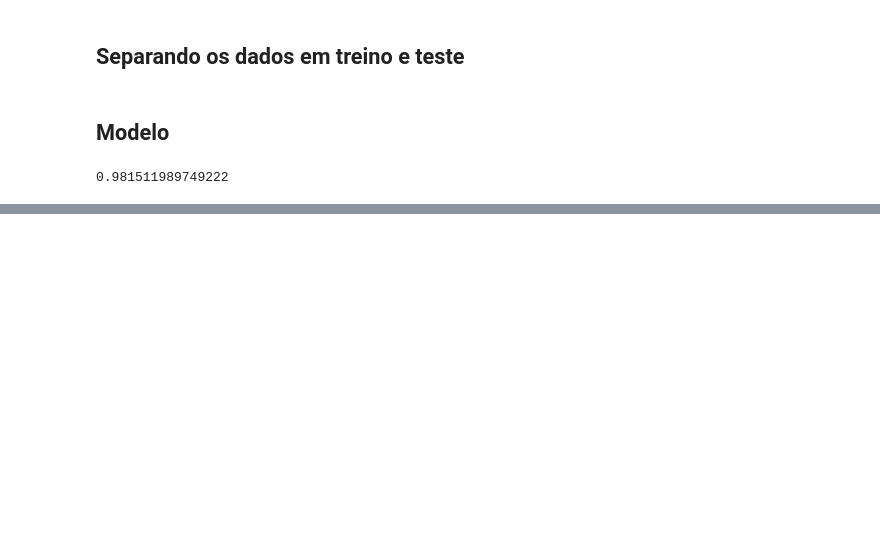
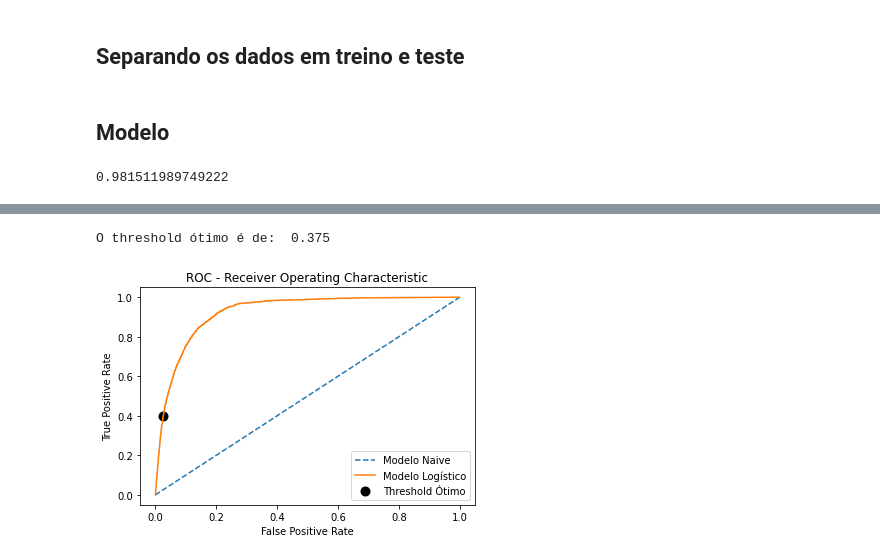
Before and after one commit to bruno-marcelino10/projeto-icd-ufmg, a Jupyter notebook: notebook/EDA.ipynb, the cells around one changed output, grey strips where cells are left out. Saved outputs shown, nothing was run; the diff lists cells and outputs as text; code cells hidden in the pictures; blank space fills up the shorter version.

```diff
--- a/notebook/EDA.ipynb
+++ b/notebook/EDA.ipynb
@@ -727,0 +750,4 @@ print(pred)
+# %%
+modelo = LogisticRegression()
+modelo.fit(X_train, y_train)
+y_pred = modelo.predict(X_test)
@@ -727,0 +778,17 @@ print(pred)
+# %%
+# Matriz de Confusão
+print("----------------------------------------------------------------------------")
+print("Matriz de Confusão")
+print(confusion_matrix(y_test, y_pred), "\n")
+
+# Métricas de Avaliação
+print("----------------------------------------------------------------------------")
+print("Relatório de Métricas")
+print(classification_report(y_test, y_pred, digits=4))
+
+# Calculando a AUC (Area Under the Curve)
+print("----------------------------------------------------------------------------")
+fpr, tpr, thresholds = roc_curve(y_test, y_pred)
+roc_auc = auc(fpr, tpr)
+
+print("AUC - Teste :", round(roc_auc, 4))
@@ -727,0 +842,27 @@ print(pred)
+# %%
+i = np.arange(len(tpr))
+df_thresholds = pd.DataFrame({'fpr' : pd.Series(fpr, index = i),
+                          'tpr' : pd.Series(tpr, index = i), # sensibilidade
+                          '1-fpr' : pd.Series(1-fpr, index = i), # especificidade
+                          'J' : pd.Series(tpr + (1 - fpr) - 1, index = i), # sensibilidade + especificidade -1
+                          'threshold' : pd.Series(thresholds, index = i)}) # thresholds testados
+
+df_thresholds = df_thresholds.sort_values(by = "J", ascending = False)
+corte = df_thresholds.iloc[0]["J"]
+print("O threshold ótimo é de: ", round(corte, 3))
+
+# Criando Curva ROC
+y_pred_proba = modelo.predict_proba(X_train)[::,1] # Probabilidade de Y = 1
+fpr, tpr, thresholds = roc_curve(y_train,  y_pred_proba)
+
+plt.scatter(df_thresholds.iloc[0]["fpr"], df_thresholds.iloc[0]["tpr"], marker = 'o', color='black', label='Threshold Ótimo', linewidth = 4)
+plt.plot([0,1], [0,1], linestyle = '--', label = 'Modelo Naive')
+plt.plot(fpr, tpr, label = 'Modelo Logístico')
+plt.ylabel('True Positive Rate')
+plt.xlabel('False Positive Rate')
+plt.title("ROC - Receiver Operating Characteristic")
+plt.legend()
+plt.show()
+# %% [output]
+O threshold ótimo é de:  0.375
+[figure, added]
```
Also changed, not shown: parts of 43 cells of this notebook.
